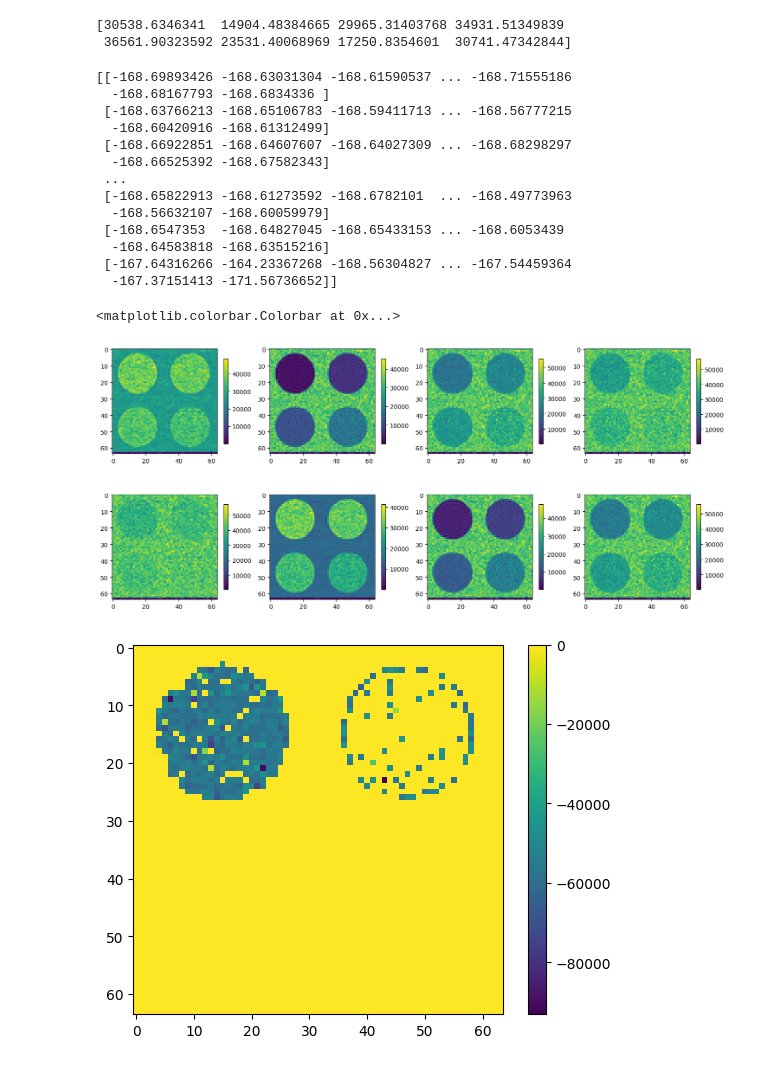
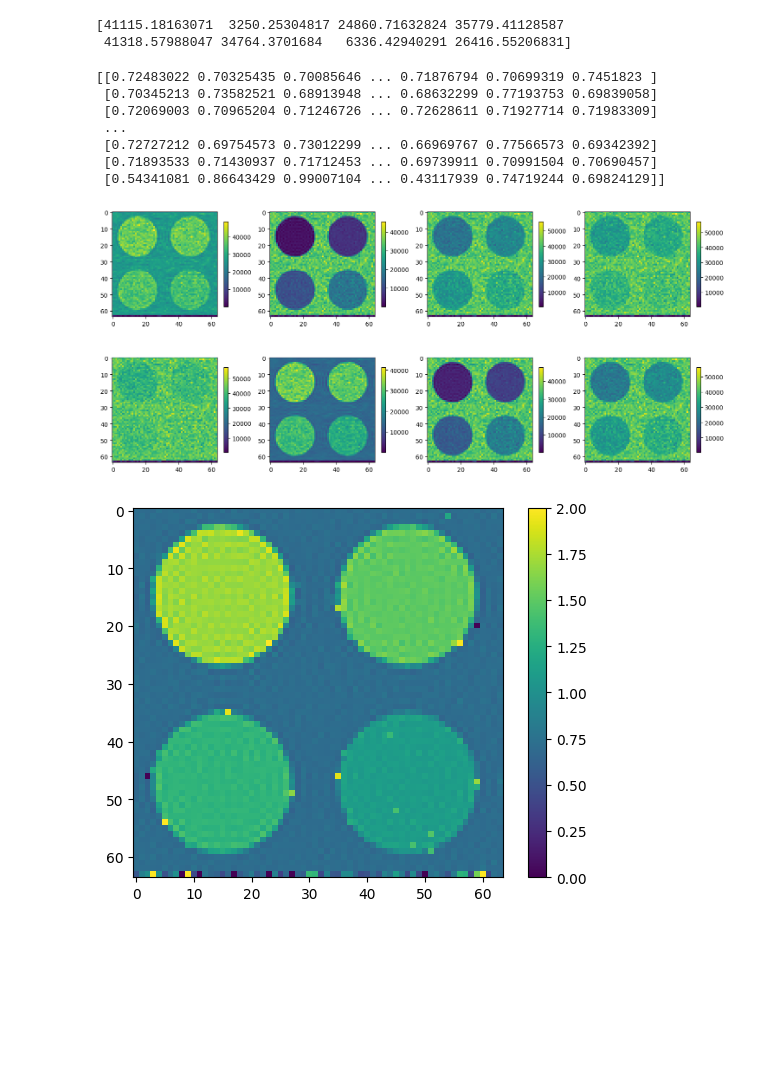
Before and after one commit to bughht/Flow-Bloch-T1-mapping-cpp, a Jupyter notebook: python/T1_fit.ipynb, the cells around one changed output. Cells and saved outputs as stored; diff of their text form; code cells hidden in the pictures; blank space fills up the shorter version.

Commit message:
Attempted MAGIR and MF_MAGIR to replace the origin fit, MF_MAGIR gives a nice result.

```diff
--- a/python/T1_fit.ipynb
+++ b/python/T1_fit.ipynb
@@ -10,47 +10,42 @@ from MOLLI_fit import MOLLI_fit
 # %%
 MOLLI_readout_img=[]
 MOLLI_readout_t = np.array( [200, 1200, 2200, 3200, 4200, 300, 1300, 2300]) * 1e-3
 for i in range(8):
     MOLLI_readout_img.append(load_img(
         "../img_MOLLI/Phantom_MOLLI_533_TR2.8_FA10_FOV320_K64_center_first", i))
 MOLLI_readout_img = np.asarray(MOLLI_readout_img)
 
-print(MOLLI_readout_img[:, 50, 50])
+# print(MOLLI_readout_img[:, 15, 15])
 
 plt.figure(figsize=(18,8))
 for i in range(8):
     plt.subplot(2, 4, i+1)
     plt.imshow(MOLLI_readout_img[i])
     plt.colorbar(shrink=0.7)
 
 T1_result = np.zeros(MOLLI_readout_img[0].shape)
 
 for x, y in tqdm(np.ndindex(MOLLI_readout_img[0].shape)):
-    T1_star, T1, A, B = MOLLI_fit(
+    # T1_star, T1, A, B = MAGIR(
+    T1_star, T1, A, B = MF_MAGIR(
         MOLLI_readout_t, MOLLI_readout_img[:, x, y])
     T1_result[x, y] = T1
 
 print(T1_result)
 
 plt.figure()
 plt.imshow(T1_result)
 plt.colorbar()
+plt.clim(0,2)
 # %% [output]
-[30538.6346341  14904.48384665 29965.31403768 34931.51349839
- 36561.90323592 23531.40068969 17250.8354601  30741.47342844]
+[41115.18163071  3250.25304817 24860.71632824 35779.41128587
+ 41318.57988047 34764.3701684   6336.42940291 26416.55206831]
-[[-168.69893426 -168.63031304 -168.61590537 ... -168.71555186
-  -168.68167793 -168.6834336 ]
- [-168.63766213 -168.65106783 -168.59411713 ... -168.56777215
-  -168.60420916 -168.61312499]
- [-168.66922851 -168.64607607 -168.64027309 ... -168.68298297
-  -168.66525392 -168.67582343]
+[[0.72483022 0.70325435 0.70085646 ... 0.71876794 0.70699319 0.7451823 ]
+ [0.70345213 0.73582521 0.68913948 ... 0.68632299 0.77193753 0.69839058]
+ [0.72069003 0.70965204 0.71246726 ... 0.72628611 0.71927714 0.71983309]
  ...
- [-168.65822913 -168.61273592 -168.6782101  ... -168.49773963
-  -168.56632107 -168.60059979]
- [-168.6547353  -168.64827045 -168.65433153 ... -168.6053439
-  -168.64583818 -168.63515216]
- [-167.64316266 -164.23367268 -168.56304827 ... -167.54459364
-  -167.37151413 -171.56736652]]
+ [0.72727212 0.69754573 0.73012299 ... 0.66969767 0.77566573 0.69342392]
+ [0.71893533 0.71430937 0.71712453 ... 0.69739911 0.70991504 0.70690457]
+ [0.54341081 0.86643429 0.99007104 ... 0.43117939 0.74719244 0.69824129]]
-<matplotlib.colorbar.Colorbar at 0x...>
 [figure]
-[figure, old version]
+[figure, new version]
```
Also changed, not shown: parts of 1 cell of this notebook, 2 other files.
